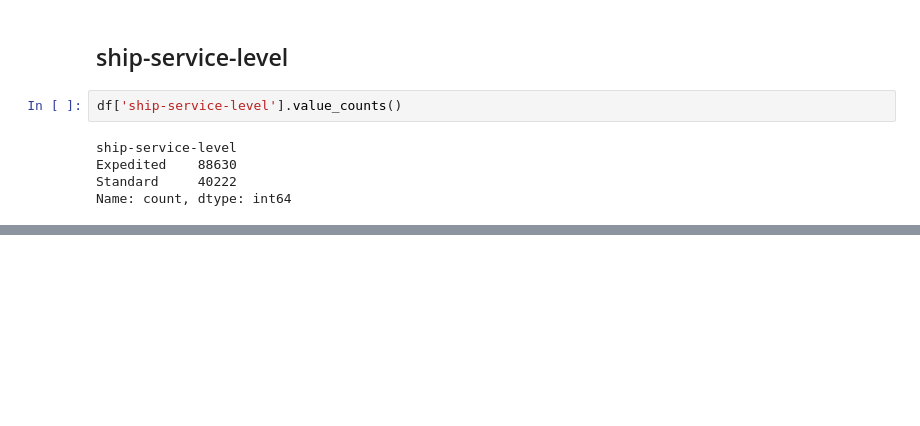
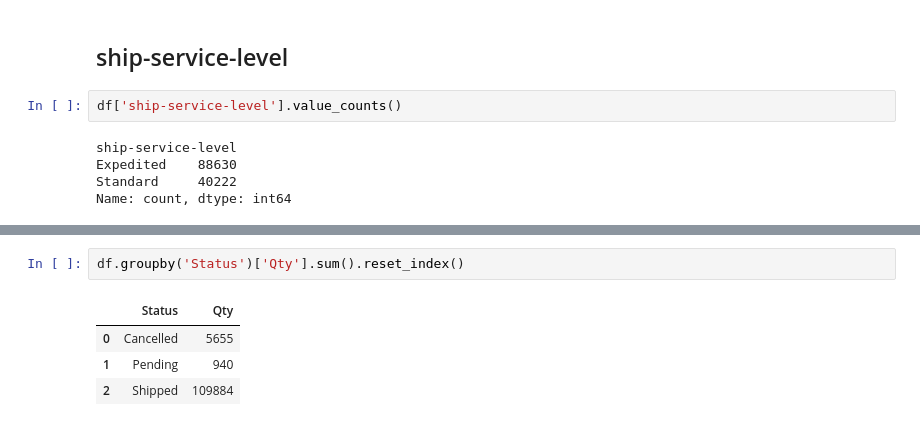
Before and after one commit to sumitkudale21/AmazonSalesReport, a Jupyter notebook: amezonsalesreport.ipynb, the cells around one changed output, grey strips where cells are left out. Cells and saved outputs as stored; diff of their text form; blank space fills up the shorter version.

```diff
--- a/amezonsalesreport.ipynb
+++ b/amezonsalesreport.ipynb
@@ -281,0 +338,7 @@ Name: count, dtype: int64
+# %%
+df.groupby('Status')['Qty'].sum().reset_index()
+# %% [output]
+|  | Status | Qty |
+| 0 | Cancelled | 5655 |
+| 1 | Pending | 940 |
+| 2 | Shipped | 109884 |
```
Also changed, not shown: parts of 21 cells of this notebook.
